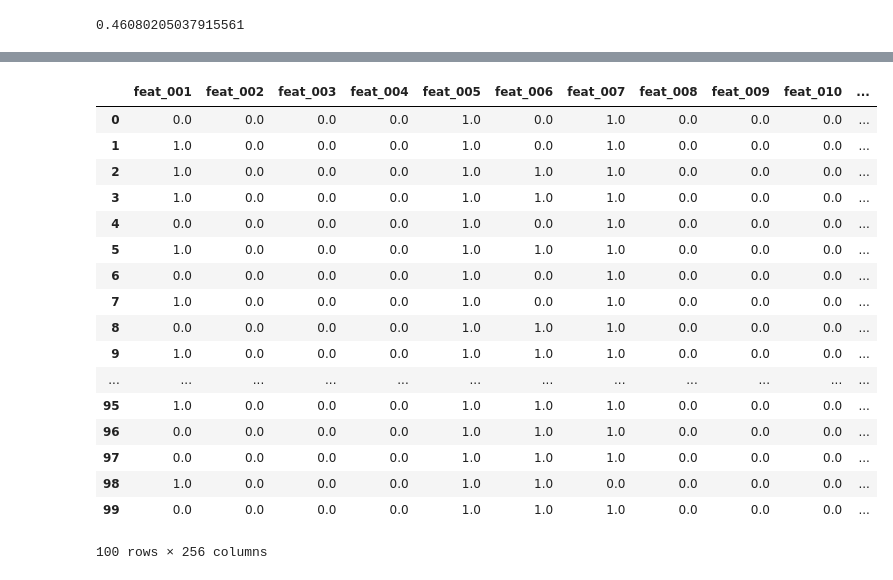
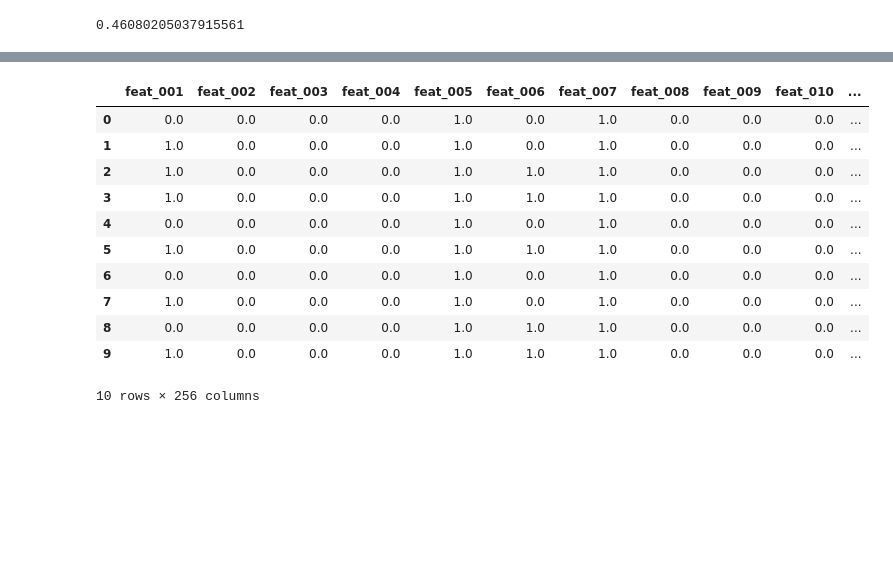
Before and after one commit to matheuscfernandes/cs181-s17-practicals, a Jupyter notebook: p1/Sinusoidal_Trials.ipynb, the cells around one changed output, grey strips where cells are left out. Drawn from its saved outputs; the diff is of its cells as text; code cells hidden in the pictures; blank space fills up the shorter version.

```diff
--- a/p1/Sinusoidal_Trials.ipynb
+++ b/p1/Sinusoidal_Trials.ipynb
@@ -161,23 +168,17 @@ names2=['feat_002', 'feat_003', 'feat_004', 'feat_008', 'feat_009', 'feat_010',
 # %%
 df_curr = df_all.drop(names2, axis=1)
 # %%
-df_all.head(100)
+df_all.head(10)
 # %% [output]
 |  | feat_001 | feat_002 | feat_003 | feat_004 | feat_005 | feat_006 | feat_007 | feat_008 | feat_009 | feat_010 | ... |
 | 0 | 0.0 | 0.0 | 0.0 | 0.0 | 1.0 | 0.0 | 1.0 | 0.0 | 0.0 | 0.0 | ... |
 | 1 | 1.0 | 0.0 | 0.0 | 0.0 | 1.0 | 0.0 | 1.0 | 0.0 | 0.0 | 0.0 | ... |
 | 2 | 1.0 | 0.0 | 0.0 | 0.0 | 1.0 | 1.0 | 1.0 | 0.0 | 0.0 | 0.0 | ... |
 | 3 | 1.0 | 0.0 | 0.0 | 0.0 | 1.0 | 1.0 | 1.0 | 0.0 | 0.0 | 0.0 | ... |
 | 4 | 0.0 | 0.0 | 0.0 | 0.0 | 1.0 | 0.0 | 1.0 | 0.0 | 0.0 | 0.0 | ... |
 | 5 | 1.0 | 0.0 | 0.0 | 0.0 | 1.0 | 1.0 | 1.0 | 0.0 | 0.0 | 0.0 | ... |
 | 6 | 0.0 | 0.0 | 0.0 | 0.0 | 1.0 | 0.0 | 1.0 | 0.0 | 0.0 | 0.0 | ... |
 | 7 | 1.0 | 0.0 | 0.0 | 0.0 | 1.0 | 0.0 | 1.0 | 0.0 | 0.0 | 0.0 | ... |
 | 8 | 0.0 | 0.0 | 0.0 | 0.0 | 1.0 | 1.0 | 1.0 | 0.0 | 0.0 | 0.0 | ... |
 | 9 | 1.0 | 0.0 | 0.0 | 0.0 | 1.0 | 1.0 | 1.0 | 0.0 | 0.0 | 0.0 | ... |
-| ... | ... | ... | ... | ... | ... | ... | ... | ... | ... | ... | ... |
-| 95 | 1.0 | 0.0 | 0.0 | 0.0 | 1.0 | 1.0 | 1.0 | 0.0 | 0.0 | 0.0 | ... |
-| 96 | 0.0 | 0.0 | 0.0 | 0.0 | 1.0 | 1.0 | 1.0 | 0.0 | 0.0 | 0.0 | ... |
-| 97 | 0.0 | 0.0 | 0.0 | 0.0 | 1.0 | 1.0 | 1.0 | 0.0 | 0.0 | 0.0 | ... |
-| 98 | 1.0 | 0.0 | 0.0 | 0.0 | 1.0 | 1.0 | 0.0 | 0.0 | 0.0 | 0.0 | ... |
-| 99 | 0.0 | 0.0 | 0.0 | 0.0 | 1.0 | 1.0 | 1.0 | 0.0 | 0.0 | 0.0 | ... |
-100 rows × 256 columns
+10 rows × 256 columns
```
Also changed, not shown: parts of 1 cell of this notebook.
